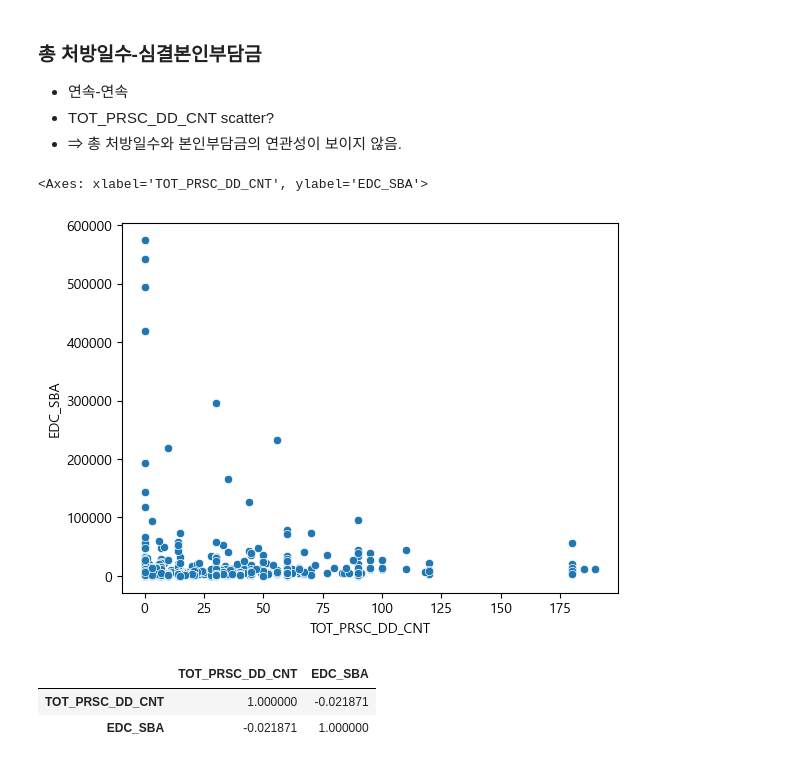
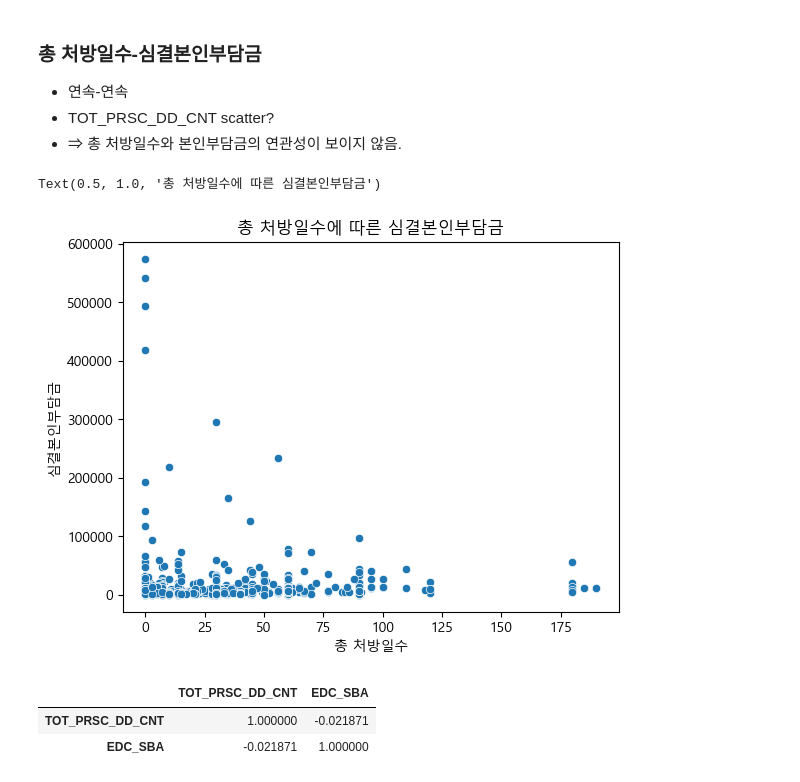
Before and after one commit to KKKKKIKKKK/toy_data_analysiss, a Jupyter notebook: codes/EDA/JoinCollectionNSC2_EDA_SA.ipynb, the cells around one changed output. Saved outputs shown, nothing was run; the diff lists cells and outputs as text; code cells hidden in the pictures.

```diff
--- a/codes/EDA/JoinCollectionNSC2_EDA_SA.ipynb
+++ b/codes/EDA/JoinCollectionNSC2_EDA_SA.ipynb
@@ -155,9 +154,12 @@ df_BMA.describe()
 -  ⇒ 총 처방일수와 본인부담금의 연관성이 보이지 않음.
 # %%
 sns.scatterplot(data=df_BMA, x='TOT_PRSC_DD_CNT', y='EDC_SBA')
+plt.xlabel('총 처방일수')
+plt.ylabel('심결본인부담금')
+plt.title('총 처방일수에 따른 심결본인부담금')
 # %% [output]
-<Axes: xlabel='TOT_PRSC_DD_CNT', ylabel='EDC_SBA'>
+Text(0.5, 1.0, '총 처방일수에 따른 심결본인부담금')
-[figure, old version]
+[figure, new version]
 # %%
 df_BMA[['TOT_PRSC_DD_CNT','EDC_SBA']].corr()
 # %% [output]
```
Also changed, not shown: parts of 3 cells of this notebook, 1 other file.
